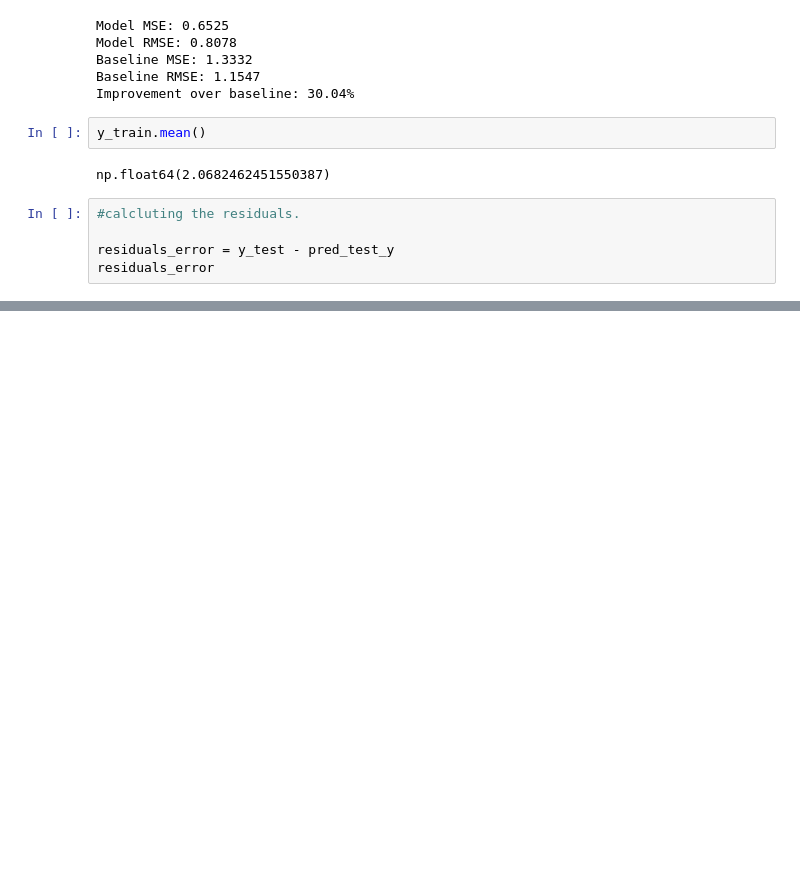
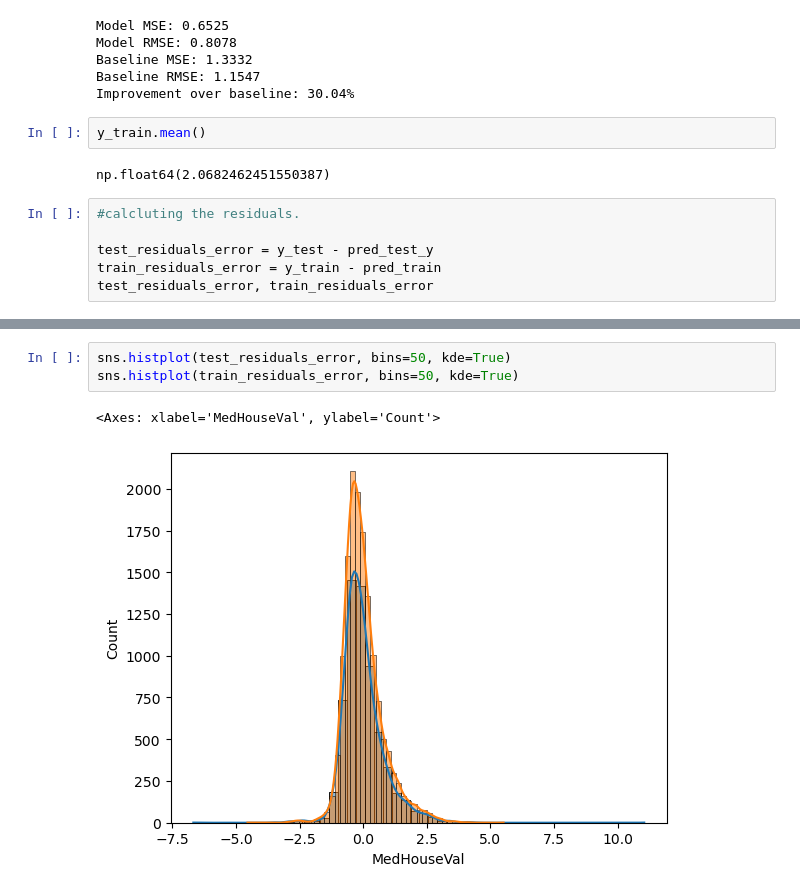
Before and after one commit to bhmit/featureEngineering, a Jupyter notebook: Section-04-Variable-Characteristics/6_1_linearAssemtions.ipynb, the cells around one changed output, grey strips where cells are left out. Saved outputs shown, nothing was run; the diff lists cells and outputs as text; blank space fills up the shorter version.

```diff
--- a/Section-04-Variable-Characteristics/6_1_linearAssemtions.ipynb
+++ b/Section-04-Variable-Characteristics/6_1_linearAssemtions.ipynb
@@ -208,6 +208,7 @@ np.float64(2.0682462451550387)
 # %%
 #calcluting the residuals.
 
-residuals_error = y_test - pred_test_y
-residuals_error
+test_residuals_error = y_test - pred_test_y
+train_residuals_error = y_train - pred_train
+test_residuals_error, train_residuals_error
 # %% [output]
@@ -225,0 +232,6 @@ Name: MedHouseVal, Length: 6192, dtype: float64
+# %%
+sns.histplot(test_residuals_error, bins=50, kde=True)
+sns.histplot(train_residuals_error, bins=50, kde=True)
+# %% [output]
+<Axes: xlabel='MedHouseVal', ylabel='Count'>
+[figure, added]
```
Also changed, not shown: parts of 16 cells of this notebook, 1 other file.
